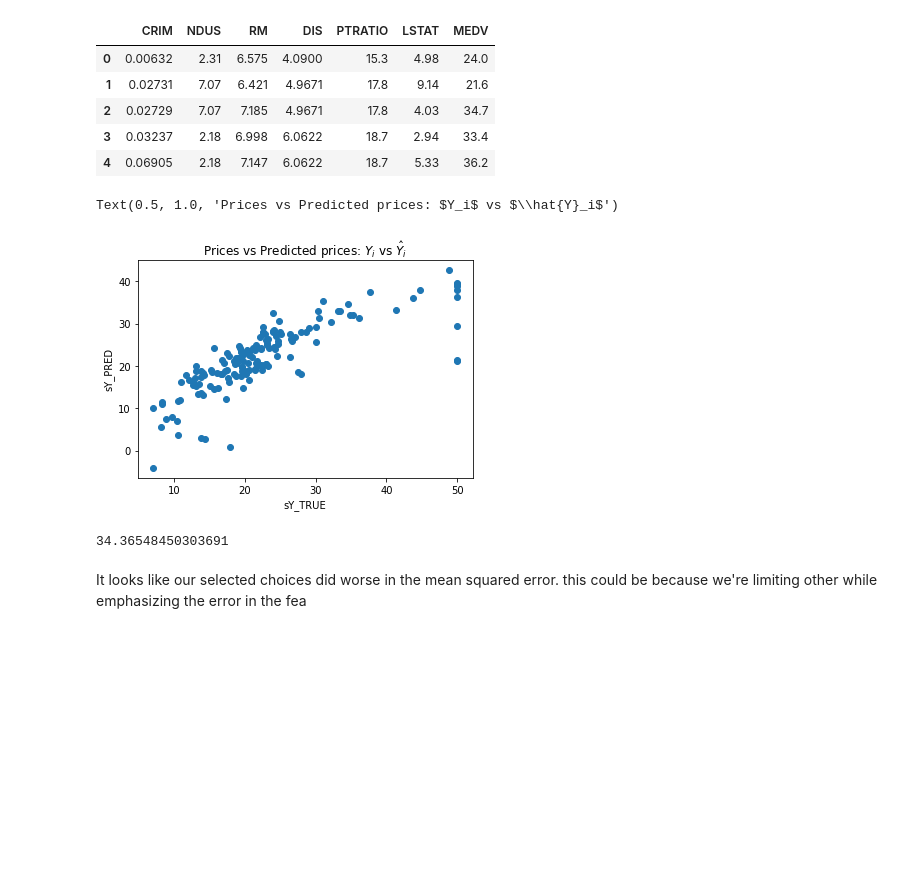
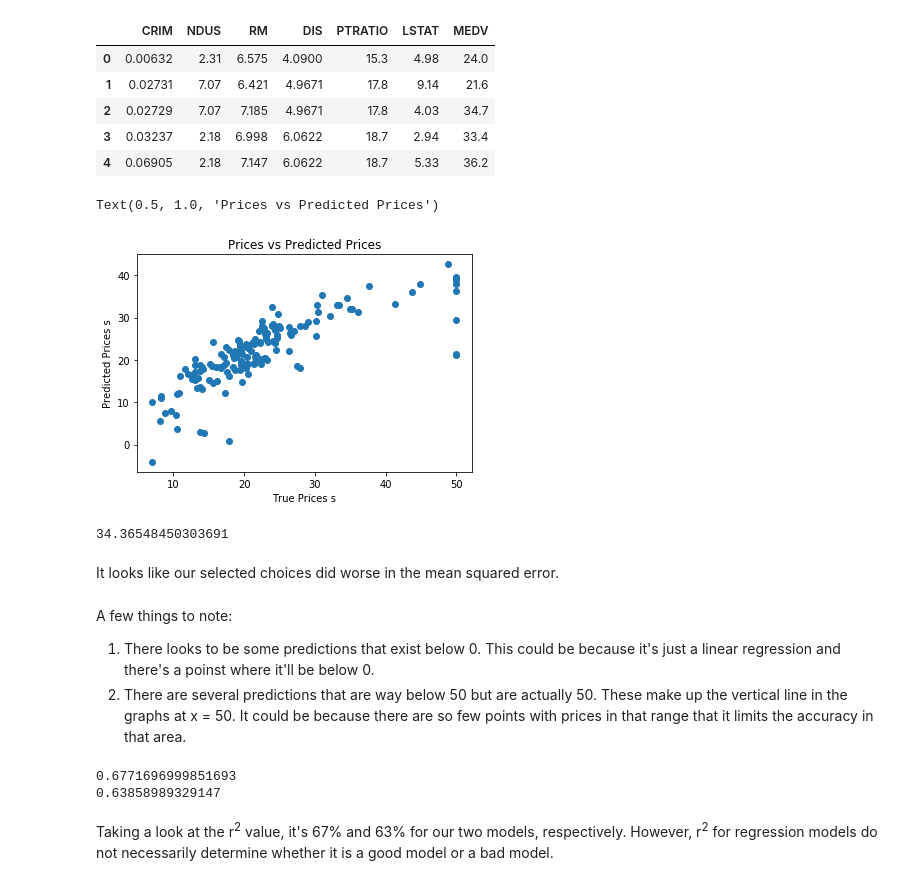
Before and after one commit to ohmgmatt/boston_housing, a Jupyter notebook: Untitled.ipynb, the cells around one changed output. Cells and saved outputs as stored; diff of their text form; code cells hidden in the pictures; blank space fills up the shorter version.

```diff
--- a/Untitled.ipynb
+++ b/Untitled.ipynb
@@ -248,22 +249,36 @@ sx_train, sx_test, sy_train, sy_test = train_test_split(x_select, y_select, test
 # %%
 reg = LinearRegression()
 reg.fit(sx_train, sy_train)
 
 sy_pred = reg.predict(sx_test)
 
 plt.scatter(sy_test, sy_pred)
 
-plt.xlabel('sY_TRUE')
-plt.ylabel('sY_PRED')
+plt.xlabel('True Prices s')
+plt.ylabel('Predicted Prices s')
 
-plt.title("Prices vs Predicted prices: $Y_i$ vs $\hat{Y}_i$")
+plt.title("Prices vs Predicted Prices")
 # %% [output]
-Text(0.5, 1.0, 'Prices vs Predicted prices: $Y_i$ vs $\\hat{Y}_i$')
+Text(0.5, 1.0, 'Prices vs Predicted Prices')
-[figure, old version]
+[figure, new version]
 # %%
 mse = mean_squared_error(sy_test, sy_pred)
 print(mse)
 # %% [output]
 34.36548450303691
 # %% [markdown]
-It looks like our selected choices did worse in the mean squared error. this could be because we're limiting other while emphasizing the error in the fea
+It looks like our selected choices did worse in the mean squared error.
+# %% [markdown]
+A few things to note:
+1. There looks to be some predictions that exist below 0. This could be because it's just a linear regression and there's a poinst where it'll be below 0.
+2. There are several predictions that are way below 50 but are actually 50. These make up the vertical line in the graphs at x = 50. It could be because there are so few points with prices in that range that it limits the accuracy in that area.
+# %%
+base_r2 = r2_score(y_test, y_pred)
+print(base_r2)
+s_r2 = r2_score(sy_test, sy_pred)
+print(s_r2)
+# %% [output]
+0.6771696999851693
+0.63858989329147
+# %% [markdown]
+Taking a look at the r<sup>2</sup> value, it's 67% and 63% for our two models, respectively. However, r<sup>2</sup> for regression models do not necessarily determine whether it is a good model or a bad model.
```
Also changed, not shown: parts of 3 cells of this notebook.
